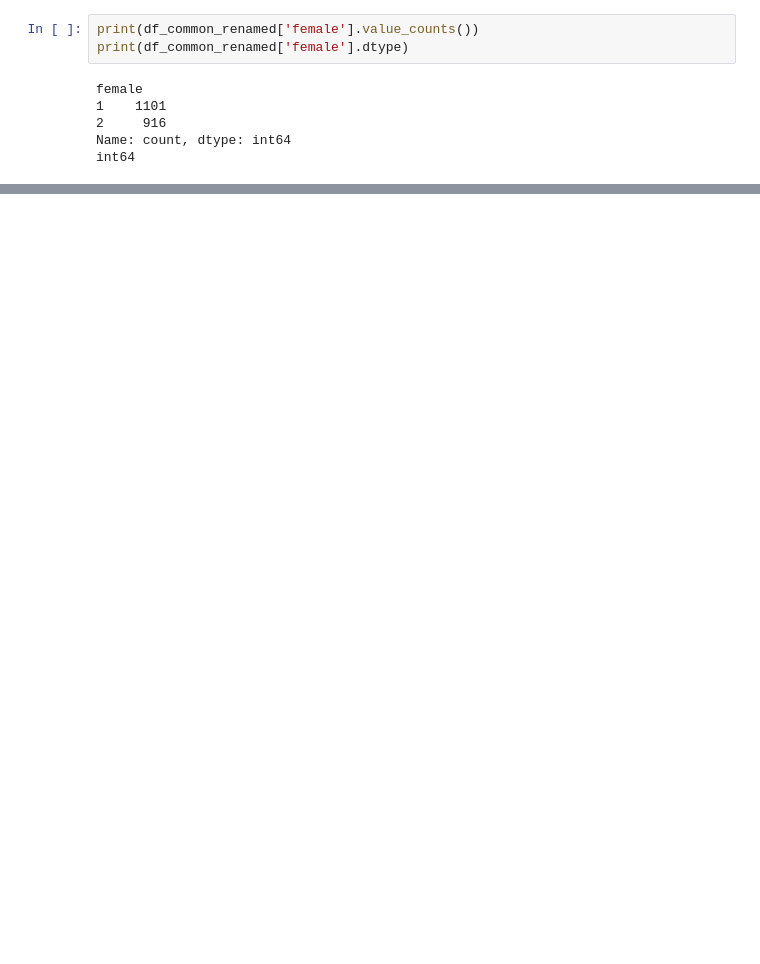
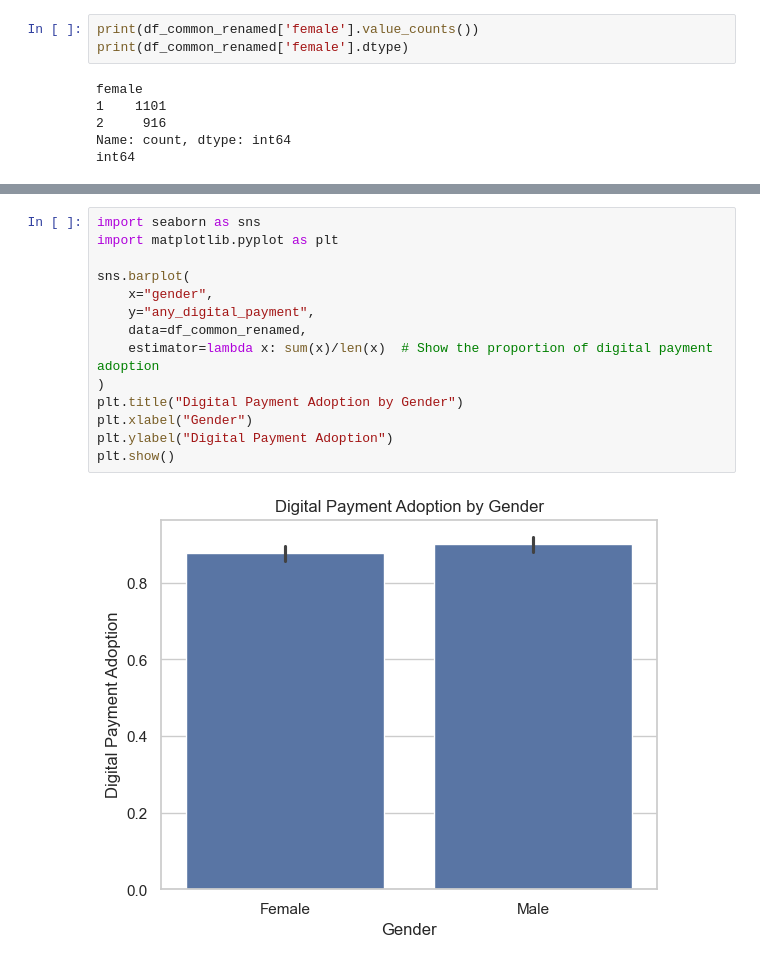
Before and after one commit to ArslanAmanov/Finance, a Jupyter notebook: QuantAnalyses/QME_term_project/EDA.ipynb, the cells around one changed output, grey strips where cells are left out. Saved outputs shown, nothing was run; the diff lists cells and outputs as text; blank space fills up the shorter version.

```diff
--- a/QuantAnalyses/QME_term_project/EDA.ipynb
+++ b/QuantAnalyses/QME_term_project/EDA.ipynb
@@ -491,0 +440,16 @@ finance_df = df_common[]
+# %%
+import seaborn as sns
+import matplotlib.pyplot as plt
+
+sns.barplot(
+    x="gender",
+    y="any_digital_payment",
+    data=df_common_renamed,
+    estimator=lambda x: sum(x)/len(x)  # Show the proportion of digital payment adoption
+)
+plt.title("Digital Payment Adoption by Gender")
+plt.xlabel("Gender")
+plt.ylabel("Digital Payment Adoption")
+plt.show()
+# %% [output]
+[figure, added]
```
Also changed, not shown: parts of 51 cells of this notebook, 1 other file.
